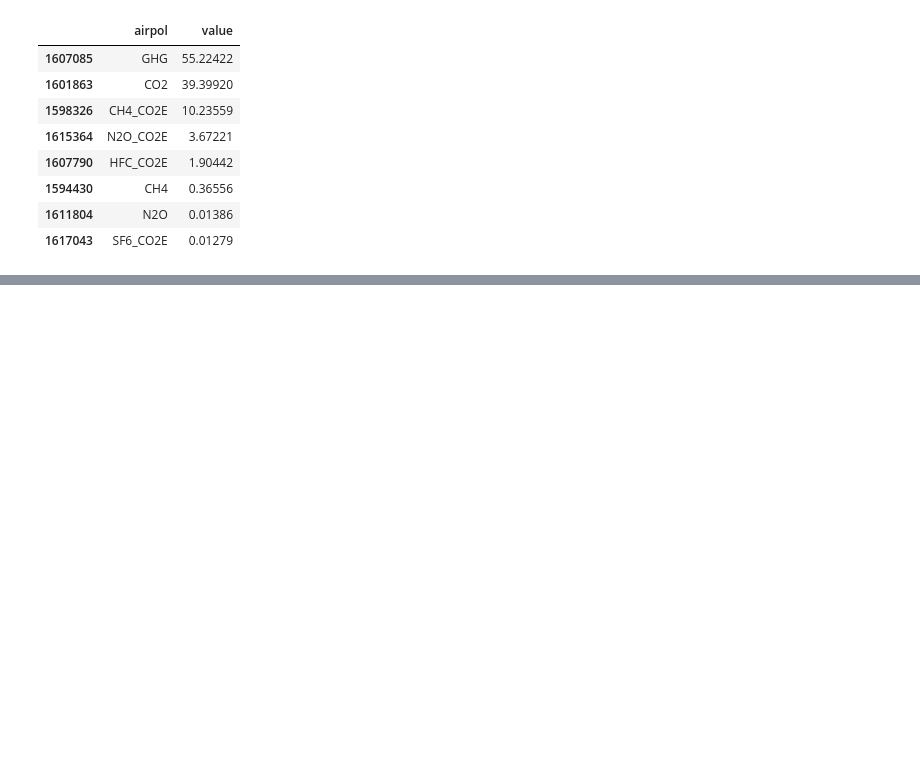
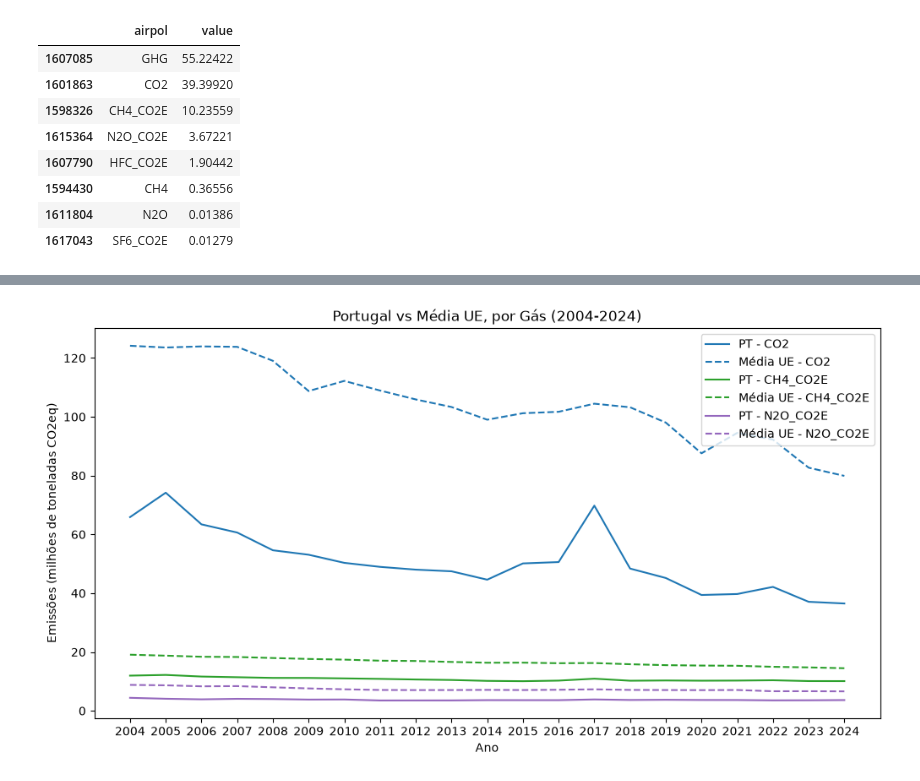
Before and after one commit to PinkMan-Codes/eu-renewable-energy-tracker, a Jupyter notebook: notebooks/03_forecast_and_gases.ipynb, the cells around one changed output, grey strips where cells are left out. Saved outputs shown, nothing was run; the diff lists cells and outputs as text; code cells hidden in the pictures; blank space fills up the shorter version.

```diff
--- a/notebooks/03_forecast_and_gases.ipynb
+++ b/notebooks/03_forecast_and_gases.ipynb
@@ -72,0 +113,21 @@ env_gases_final = env_gases[env_gases["airpol"].isin(gases_dominantes)]
+# %%
+media_eu_gases = env_gases_final.groupby(["year", "airpol"])["value"].mean().reset_index()
+
+cores = {"CO2": "tab:blue", "CH4_CO2E": "tab:green", "N2O_CO2E": "tab:purple"}
+
+plt.figure(figsize=(12, 6))
+
+for gas in gases_dominantes:
+    sub_pt = pt_gases[pt_gases["airpol"] == gas]
+    sub_eu = media_eu_gases[media_eu_gases["airpol"] == gas]
+
+    plt.plot(sub_pt["year"], sub_pt["value"], color = cores[gas], label=f"PT - {gas}")
+    plt.plot(sub_eu["year"], sub_eu["value"], color = cores[gas], linestyle="--", label=f"Média UE - {gas}")
+
+plt.legend()
+plt.xlabel("Ano")
+plt.ylabel("Emissões (milhões de toneladas CO2eq)")
+plt.title("Portugal vs Média UE, por Gás (2004-2024)")
+plt.show()
+# %% [output]
+[figure, added]
```
Also changed, not shown: parts of 22 cells of this notebook.
